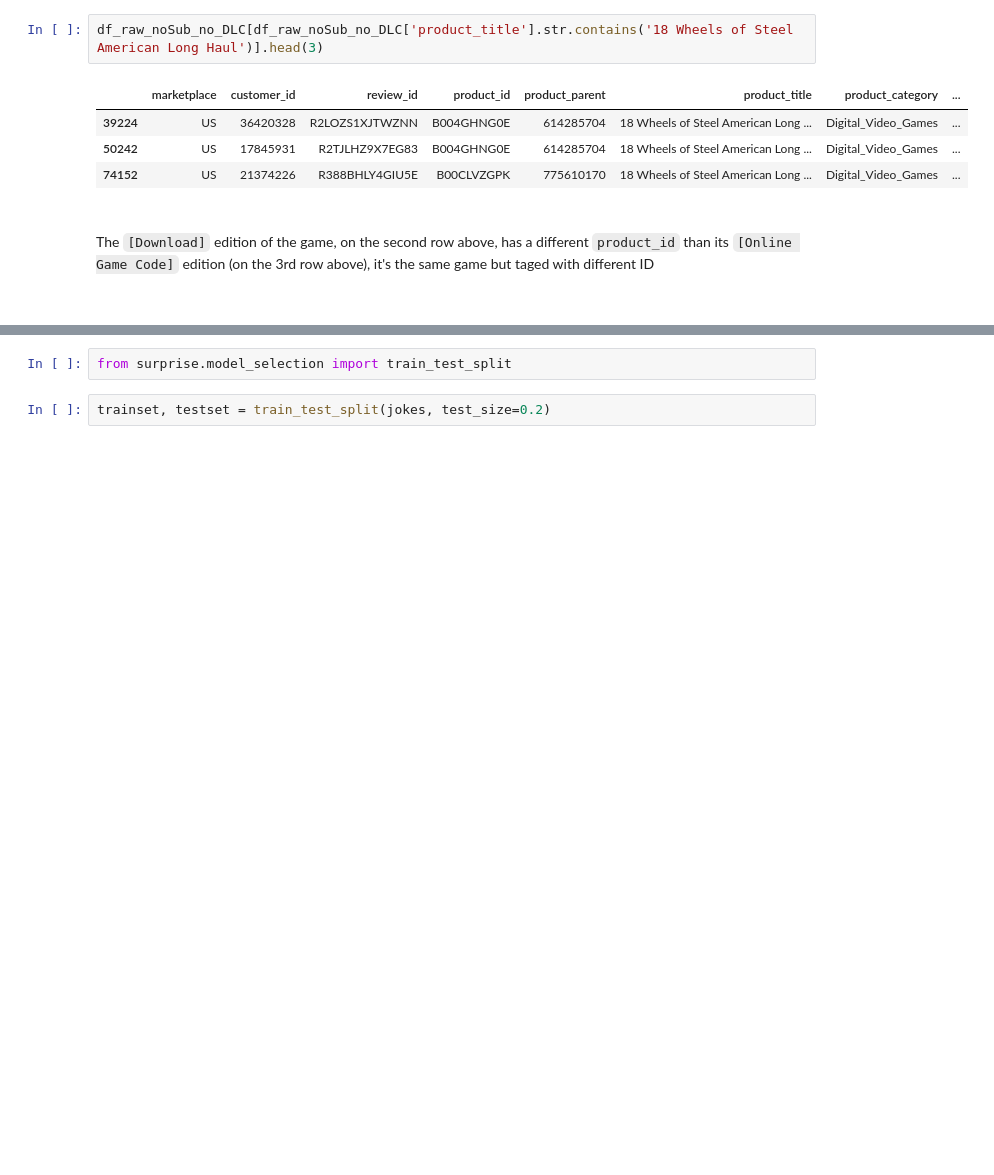
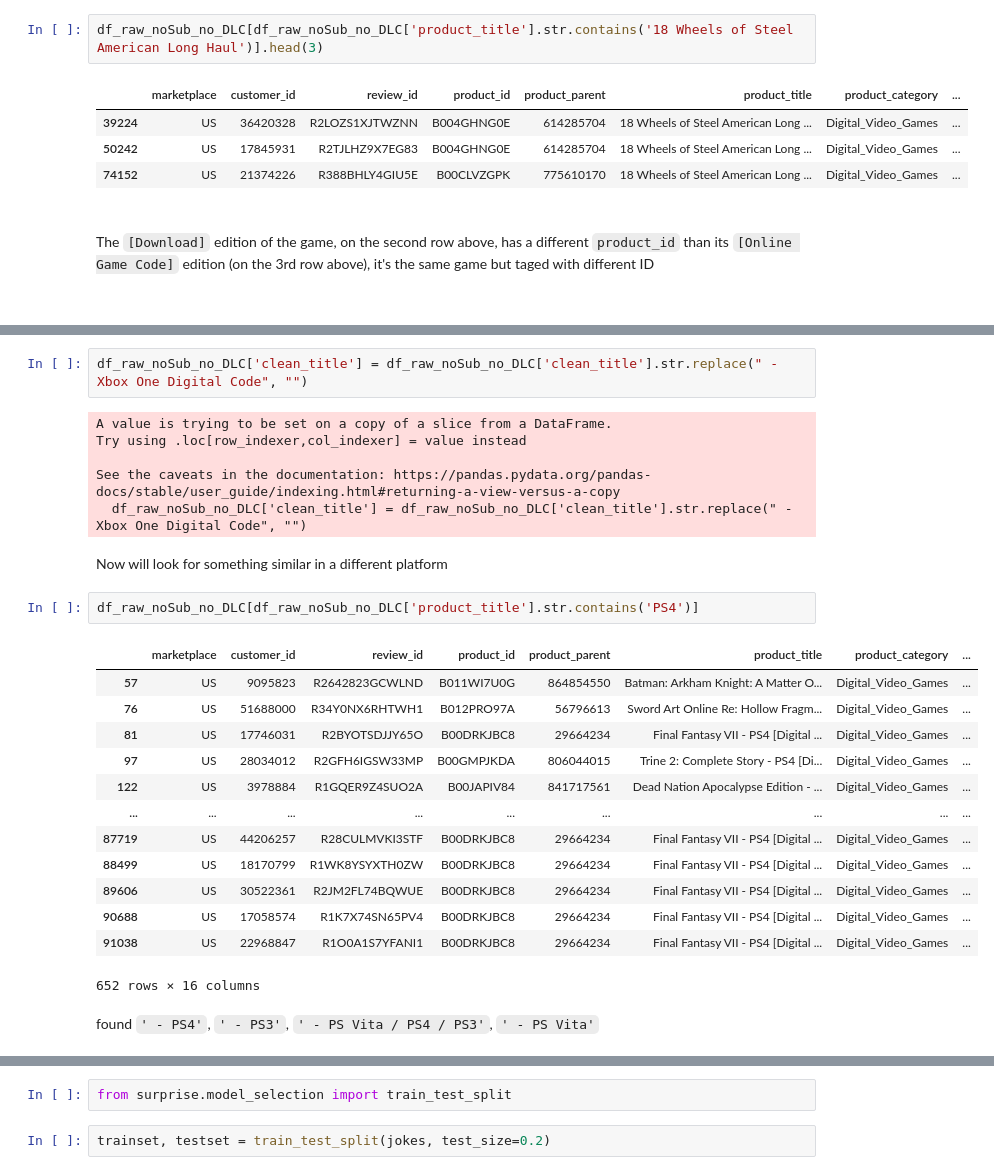
Before and after one commit to JuanMa894/VGames-rec-system, a Jupyter notebook: VGames-rec-system.ipynb, the cells around one changed output, grey strips where cells are left out. Cells and saved outputs as stored; diff of their text form; blank space fills up the shorter version.

```diff
--- a/VGames-rec-system.ipynb
+++ b/VGames-rec-system.ipynb
@@ -416,0 +417,28 @@ df_raw_noSub_no_DLC
+# %%
+df_raw_noSub_no_DLC['clean_title'] = df_raw_noSub_no_DLC['clean_title'].str.replace(" - Xbox One Digital Code", "")
+# %% [output]
+A value is trying to be set on a copy of a slice from a DataFrame.
+Try using .loc[row_indexer,col_indexer] = value instead
+
+See the caveats in the documentation: https://pandas.pydata.org/pandas-docs/stable/user_guide/indexing.html#returning-a-view-versus-a-copy
+  df_raw_noSub_no_DLC['clean_title'] = df_raw_noSub_no_DLC['clean_title'].str.replace(" - Xbox One Digital Code", "")
+# %% [markdown]
+Now will look for something similar in a different platform
+# %%
+df_raw_noSub_no_DLC[df_raw_noSub_no_DLC['product_title'].str.contains('PS4')]
+# %% [output]
+|  | marketplace | customer_id | review_id | product_id | product_parent | product_title | product_category | ... |
+| 57 | US | 9095823 | R2642823GCWLND | B011WI7U0G | 864854550 | Batman: Arkham Knight: A Matter O... | Digital_Video_Games | ... |
+| 76 | US | 51688000 | R34Y0NX6RHTWH1 | B012PRO97A | 56796613 | Sword Art Online Re: Hollow Fragm... | Digital_Video_Games | ... |
+| 81 | US | 17746031 | R2BYOTSDJJY65O | B00DRKJBC8 | 29664234 | Final Fantasy VII - PS4 [Digital ... | Digital_Video_Games | ... |
+| 97 | US | 28034012 | R2GFH6IGSW33MP | B00GMPJKDA | 806044015 | Trine 2: Complete Story - PS4 [Di... | Digital_Video_Games | ... |
+| 122 | US | 3978884 | R1GQER9Z4SUO2A | B00JAPIV84 | 841717561 | Dead Nation Apocalypse Edition - ... | Digital_Video_Games | ... |
+| ... | ... | ... | ... | ... | ... | ... | ... | ... |
+| 87719 | US | 44206257 | R28CULMVKI3STF | B00DRKJBC8 | 29664234 | Final Fantasy VII - PS4 [Digital ... | Digital_Video_Games | ... |
+| 88499 | US | 18170799 | R1WK8YSYXTH0ZW | B00DRKJBC8 | 29664234 | Final Fantasy VII - PS4 [Digital ... | Digital_Video_Games | ... |
+| 89606 | US | 30522361 | R2JM2FL74BQWUE | B00DRKJBC8 | 29664234 | Final Fantasy VII - PS4 [Digital ... | Digital_Video_Games | ... |
+| 90688 | US | 17058574 | R1K7X74SN65PV4 | B00DRKJBC8 | 29664234 | Final Fantasy VII - PS4 [Digital ... | Digital_Video_Games | ... |
+| 91038 | US | 22968847 | R1O0A1S7YFANI1 | B00DRKJBC8 | 29664234 | Final Fantasy VII - PS4 [Digital ... | Digital_Video_Games | ... |
+652 rows × 16 columns
+# %% [markdown]
+found `' - PS4'`, `' - PS3'`, `' - PS Vita / PS4 / PS3'`, `' - PS Vita'`
```
Also changed, not shown: parts of 26 cells of this notebook.
